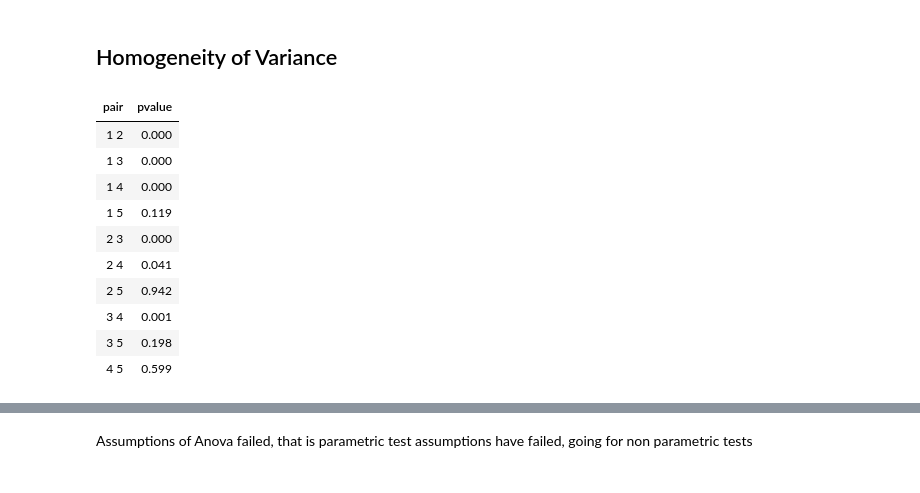
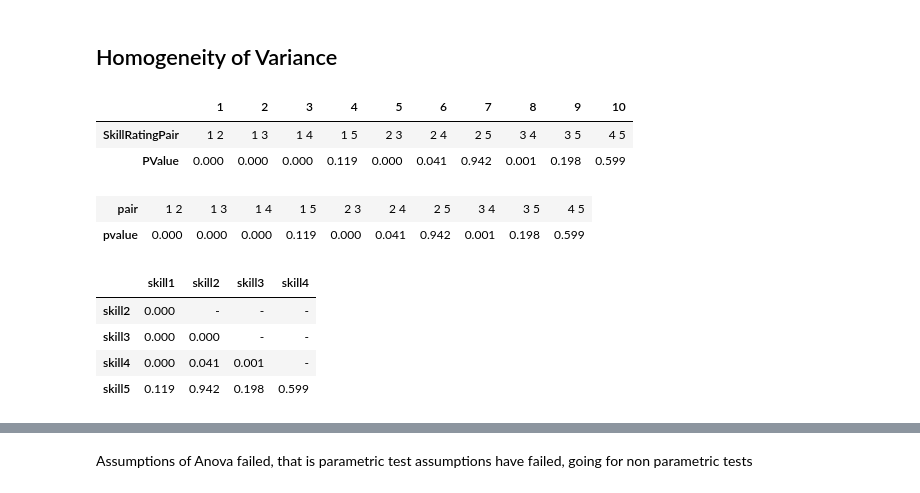
Before and after one commit to YoNG-Zaii/MH3511-FIFA-Analysis, a Jupyter notebook: Ivan Skill Moves vs Overall.ipynb, the cells around one changed output, grey strips where cells are left out. Cells and saved outputs as stored; diff of their text form; code cells hidden in the pictures.

```diff
--- a/Ivan Skill Moves vs Overall.ipynb
+++ b/Ivan Skill Moves vs Overall.ipynb
@@ -3,7 +3,8 @@ players23 <- read.csv("./fifa23_players_data.csv")
 teams23 <- read.csv("./fifa23_teams_data.csv")
 # %%
 relevantCols <- c("Overall", "Value.in.Euro.", "Best.Position", "Height.in.cm.", "Weight.in.kg.",
-                 "Club.Name", "Club.Jersey.Number", "Crossing", "Sprint.Speed", "Acceleration", "Preferred.Foot", "Skill.Moves")
+                 "Club.Name", "Club.Jersey.Number", "Crossing","Preferred.Foot", "Skill.Moves",
+                 "Shot.Power", "Long.Shots", "Finishing")
 
 # assumed cleaned
 playersCleaned23 <- subset(players23, select=relevantCols)
@@ -124,0 +49,18 @@ dim(playersTeamCleaned)
+# %%
+# cleaning
+relevantCols <- c("Overall", "Value.in.Euro.", "Best.Position", "Height.in.cm.", "Weight.in.kg.", "Club.Jersey.Number",
+                  "Crossing", "Shot.Power", "IntPrestige", "Preferred.Foot", "Skill.Moves", "Long.Shots", "Finishing" )
+playersTeamCleaned <- subset(playersTeamCombined, select=relevantCols)
+head(playersTeamCleaned); dim(playersTeamCleaned)
+# rename
+colnames(playersTeamCleaned) <- c("Overall", "Value", "BestPosition", "Height", "Weight", "JerseyNumber",
+                  "Crossing", "ShotPower", "IntPrestige", "PreferredFoot", "SkillMoves","Long.Shots", "Finishing" )
+head(playersTeamCleaned)
+colSums(is.na(playersTeamCleaned))
+# remove int prestige null
+playersTeamCleaned <- na.omit(playersTeamCleaned)
+colSums(is.na(playersTeamCleaned))
+# remove players with no value
+playersTeamCleaned <- playersTeamCleaned[playersTeamCleaned$Value != 0, ]
+summary(playersTeamCleaned)
+dim(playersTeamCleaned)
@@ -176,25 +161,42 @@ groupC <- combn(group, 2, simplify=FALSE)
 # %%
 pvalue <- vector()
 pair <- vector()
 for (i in groupC){
     pos <- unlist(i)
     x <- playersTeamCleaned[playersTeamCleaned['SkillMoves'] == pos[1], 'Overall']
     y <- playersTeamCleaned[playersTeamCleaned['SkillMoves'] == pos[2], 'Overall']
     pair <- append(pair, paste(pos[1], pos[2]))
     pvalue <- append(pvalue, round(var.test(x, y)[[3]], 3))
 }
 variancedf <- data.frame(pair, pvalue)
+colnames(variancedf) <- c('SkillRatingPair', 'PValue')
 # Select combinations which do not have the same variance
-variancedf
+# t(variancedf[variancedf['PValue'] <= 0.05,])
+t(variancedf[variancedf['PValue'] >= 0.00,])
 # %% [output]
-| pair | pvalue |
-| 1 2 | 0.000 |
-| 1 3 | 0.000 |
-| 1 4 | 0.000 |
-| 1 5 | 0.119 |
-| 2 3 | 0.000 |
-| 2 4 | 0.041 |
-| 2 5 | 0.942 |
-| 3 4 | 0.001 |
-| 3 5 | 0.198 |
-| 4 5 | 0.599 |
+|  | 1 | 2 | 3 | 4 | 5 | 6 | 7 | 8 | 9 | 10 |
+| SkillRatingPair | 1 2 | 1 3 | 1 4 | 1 5 | 2 3 | 2 4 | 2 5 | 3 4 | 3 5 | 4 5 |
+| PValue | 0.000 | 0.000 | 0.000 | 0.119 | 0.000 | 0.041 | 0.942 | 0.001 | 0.198 | 0.599 |
+# %%
+t(variancedf)
+# %% [output]
+| pair | 1 2 | 1 3 | 1 4 | 1 5 | 2 3 | 2 4 | 2 5 | 3 4 | 3 5 | 4 5 |
+| pvalue | 0.000 | 0.000 | 0.000 | 0.119 | 0.000 | 0.041 | 0.942 | 0.001 | 0.198 | 0.599 |
+# %%
+# create a table with row index
+my_table <- data.frame(
+  skill1 = c("0.000", "0.000", "0.000", "0.119"),
+  skill2 = c("-", "0.000", "0.041", "0.942"),
+  skill3 =  c("-", "-", "0.001", "0.198"),
+  skill4 =  c("-", "-", "-", "0.599"),
+  row.names = c("skill2", "skill3", "skill4", "skill5")
+)
+
+# view the table
+my_table
+# %% [output]
+|  | skill1 | skill2 | skill3 | skill4 |
+| skill2 | 0.000 | - | - | - |
+| skill3 | 0.000 | 0.000 | - | - |
+| skill4 | 0.000 | 0.041 | 0.001 | - |
+| skill5 | 0.119 | 0.942 | 0.198 | 0.599 |
```
Also changed, not shown: parts of 19 cells of this notebook, 2 other files.
